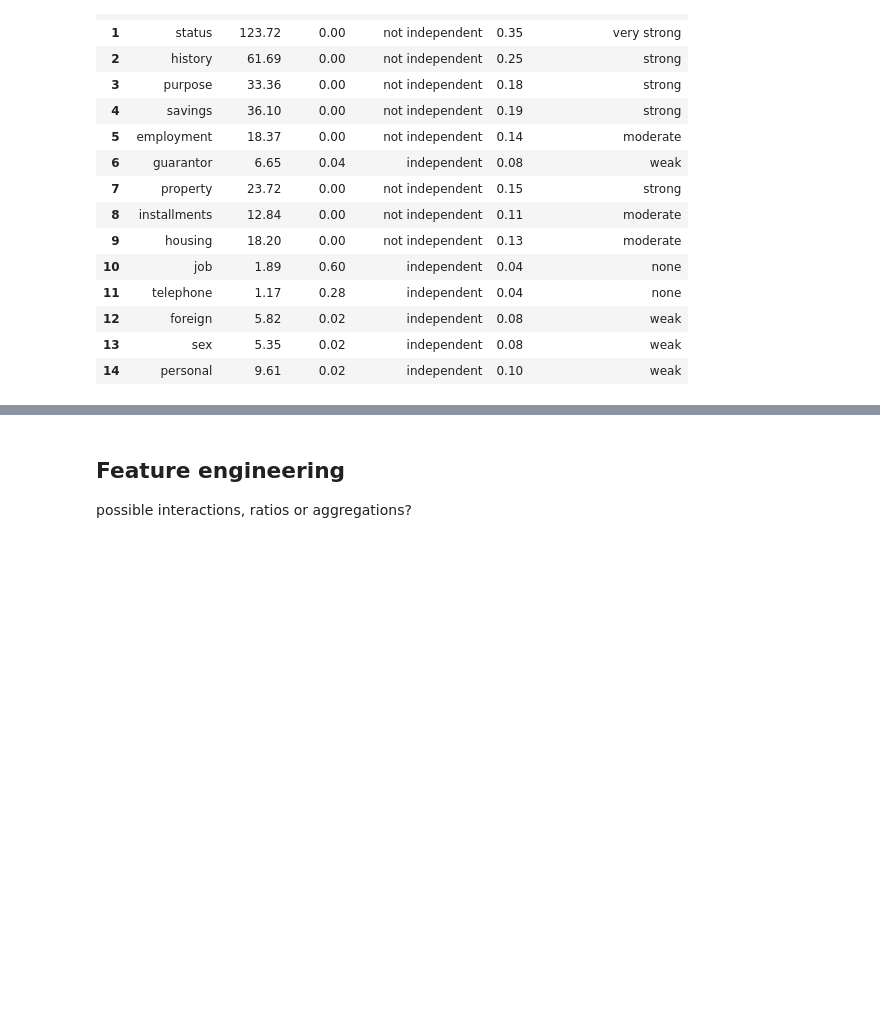
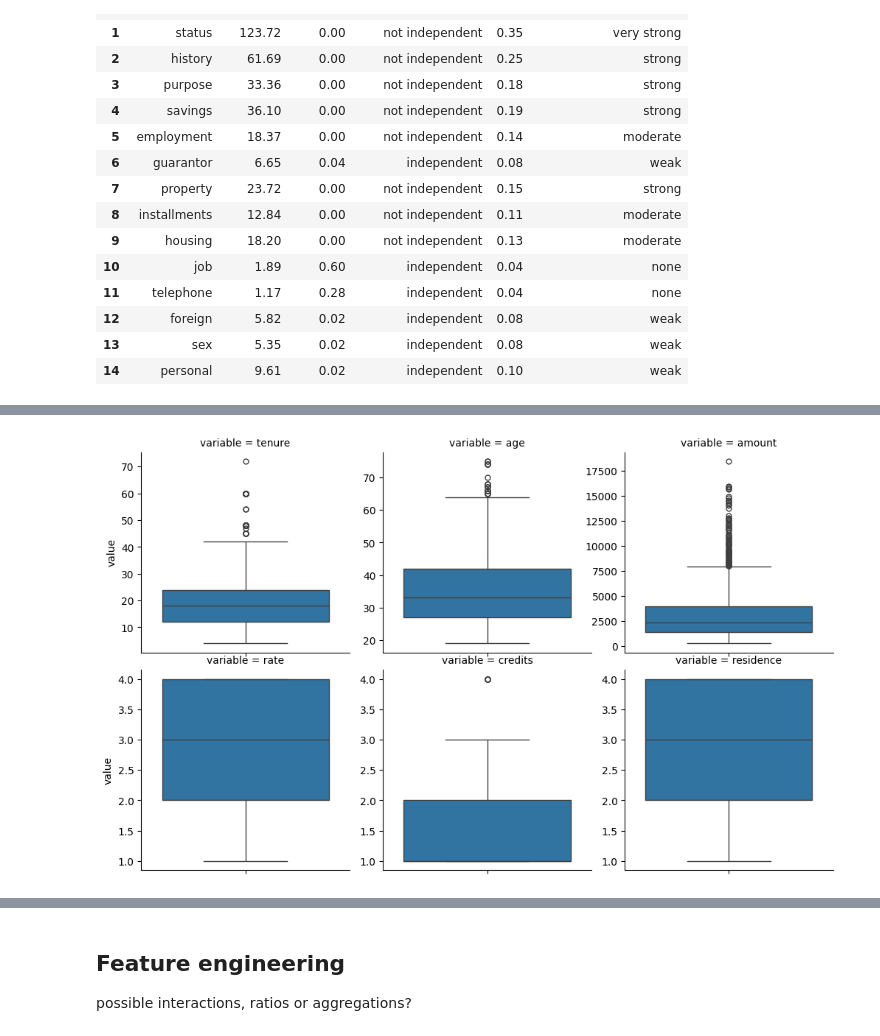
Before and after one commit to leztien/portfolio-project-classification-for-german-credit-database, a Jupyter notebook: exploratory_data_analysis.ipynb, the cells around one changed output, grey strips where cells are left out. Cells and saved outputs as stored; diff of their text form; code cells hidden in the pictures; blank space fills up the shorter version.

```diff
--- a/exploratory_data_analysis.ipynb
+++ b/exploratory_data_analysis.ipynb
@@ -932,0 +910,8 @@ link: https://chat.openai.com/share/57938280-8fe6-4809-aa0c-76f5b7de4d72
+# %%
+# numerical columns (in the order of correlation with the target)
+num_cols = ['tenure', 'age', 'amount', 'rate', 'credits', 'residence']
+
+grid = sns.catplot(data=df[num_cols].melt(), kind='box', col='variable', y='value', sharey=False, col_wrap=3)
+grid.fig.set_size_inches(10, 6);
+# %% [output]
+[figure, added]
```
Also changed, not shown: parts of 14 cells of this notebook, 2 other files.
